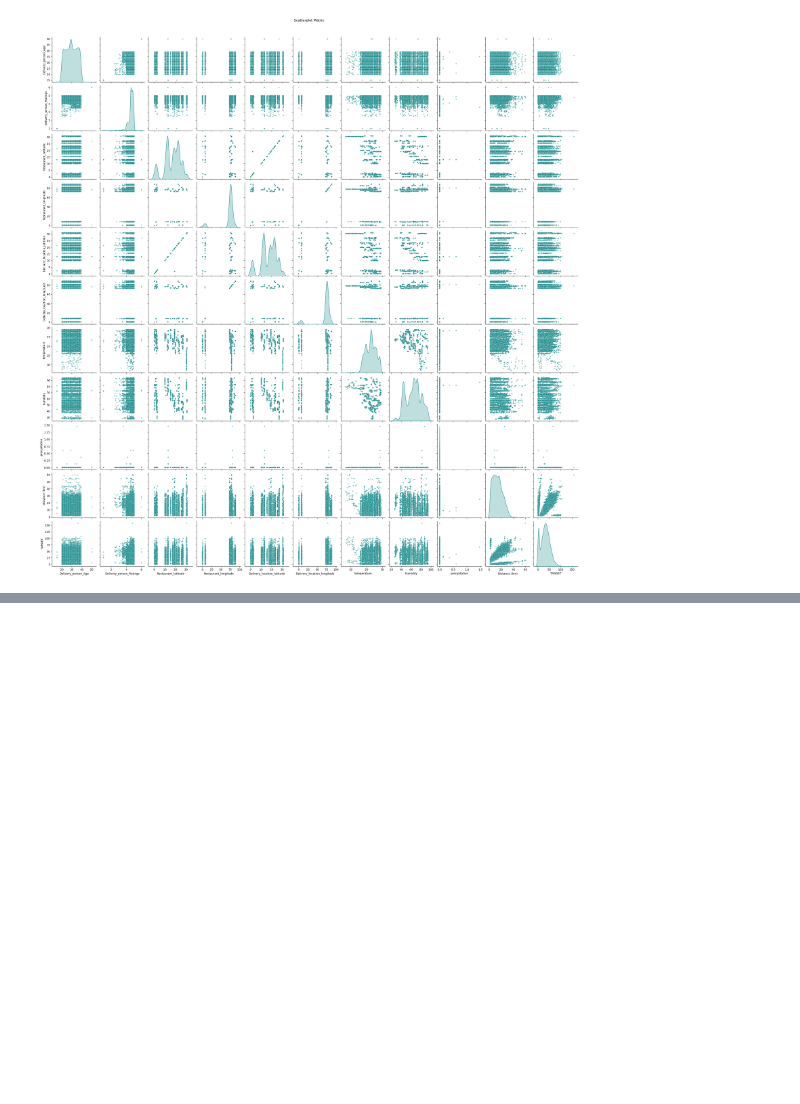
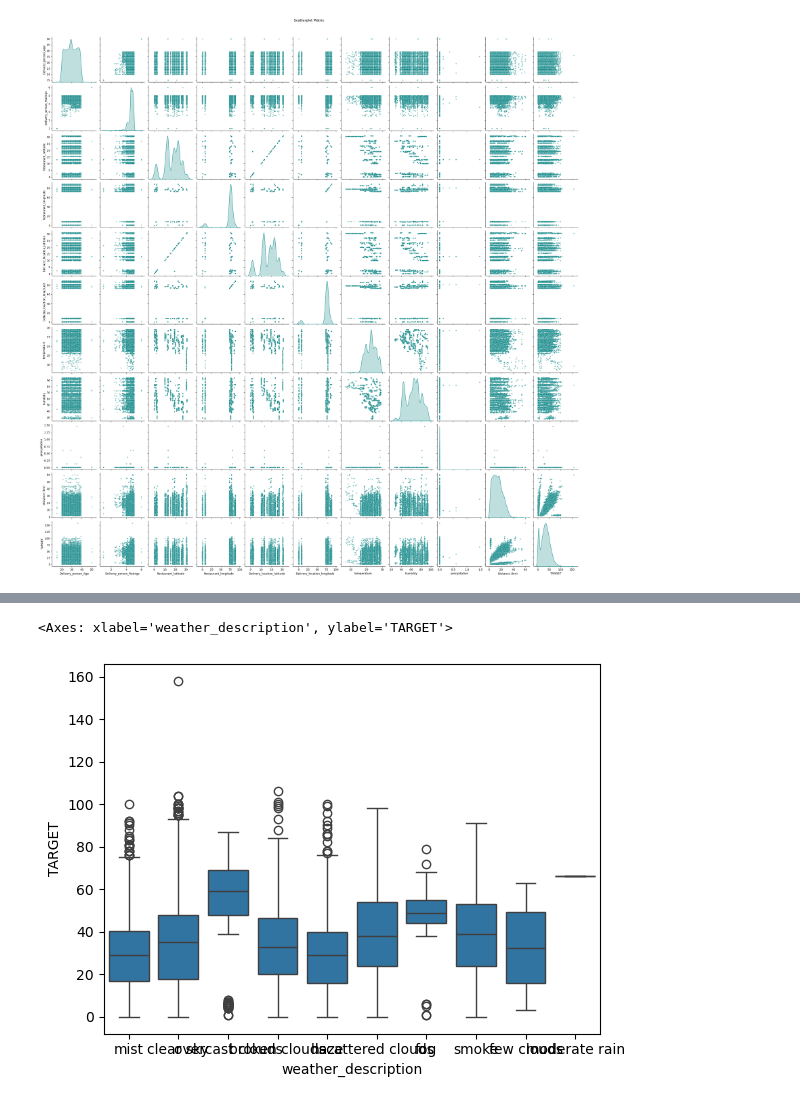
Before and after one commit to McNuggetsIT/FoodDeliveryTime, a Jupyter notebook: Fdt.ipynb, the cells around one changed output, grey strips where cells are left out. Saved outputs shown, nothing was run; the diff lists cells and outputs as text; code cells hidden in the pictures; blank space fills up the shorter version.

```diff
--- a/Fdt.ipynb
+++ b/Fdt.ipynb
@@ -231,0 +275,5 @@ plt.show()
+# %%
+sns.boxplot(data=df, x="weather_description", y="TARGET")
+# %% [output]
+<Axes: xlabel='weather_description', ylabel='TARGET'>
+[figure, added]
```
Also changed, not shown: parts of 12 cells of this notebook.
